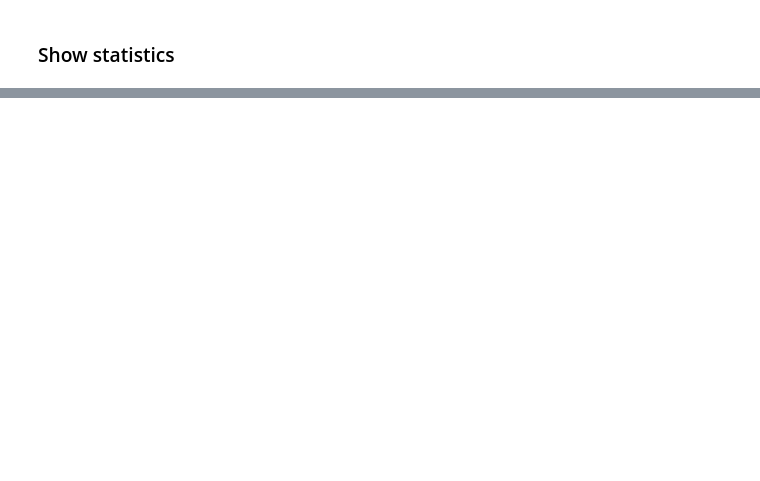
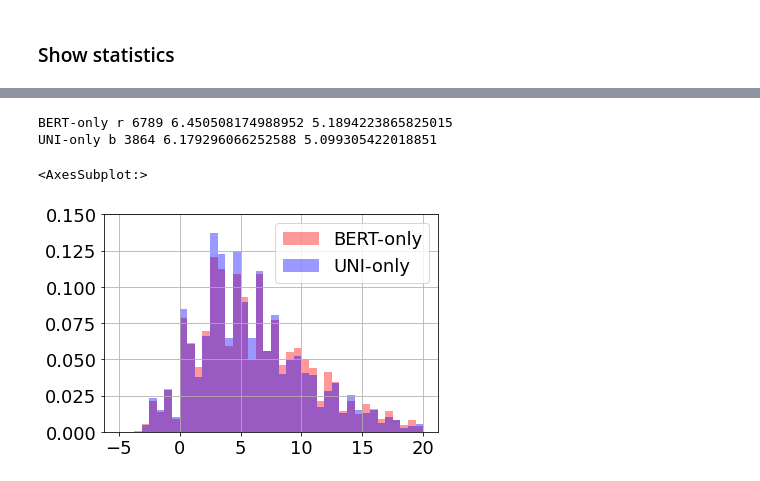
Before and after one commit to Alab-NII/eval_vl_glue, a Jupyter notebook: evaluation/analysis/error_analysis.ipynb, the cells around one changed output, grey strips where cells are left out. Drawn from its saved outputs; the diff is of its cells as text; code cells hidden in the pictures; blank space fills up the shorter version.

```diff
--- a/evaluation/analysis/error_analysis.ipynb
+++ b/evaluation/analysis/error_analysis.ipynb
@@ -218,3 +269,8 @@ show_hist_fkg(f'{output_dir_combined}/ctrl_visual_bert_base', 'VIS-only', ylim=(
 # %%
-show_hist_fkg(f'{output_dir_combined}/ctrl_uniter_base', 'UNI-only', ylim=(0, 0.15))
+show_hist_fkg(output_dir, 'ctrl_uniter', 'UNI-only')
+# %% [output]
+BERT-only r 6789 6.450508174988952 5.1894223865825015
+UNI-only b 3864 6.179296066252588 5.099305422018851
+<AxesSubplot:>
+[figure, added]
 # %%
```
Also changed, not shown: parts of 23 cells of this notebook, 5 other files.
